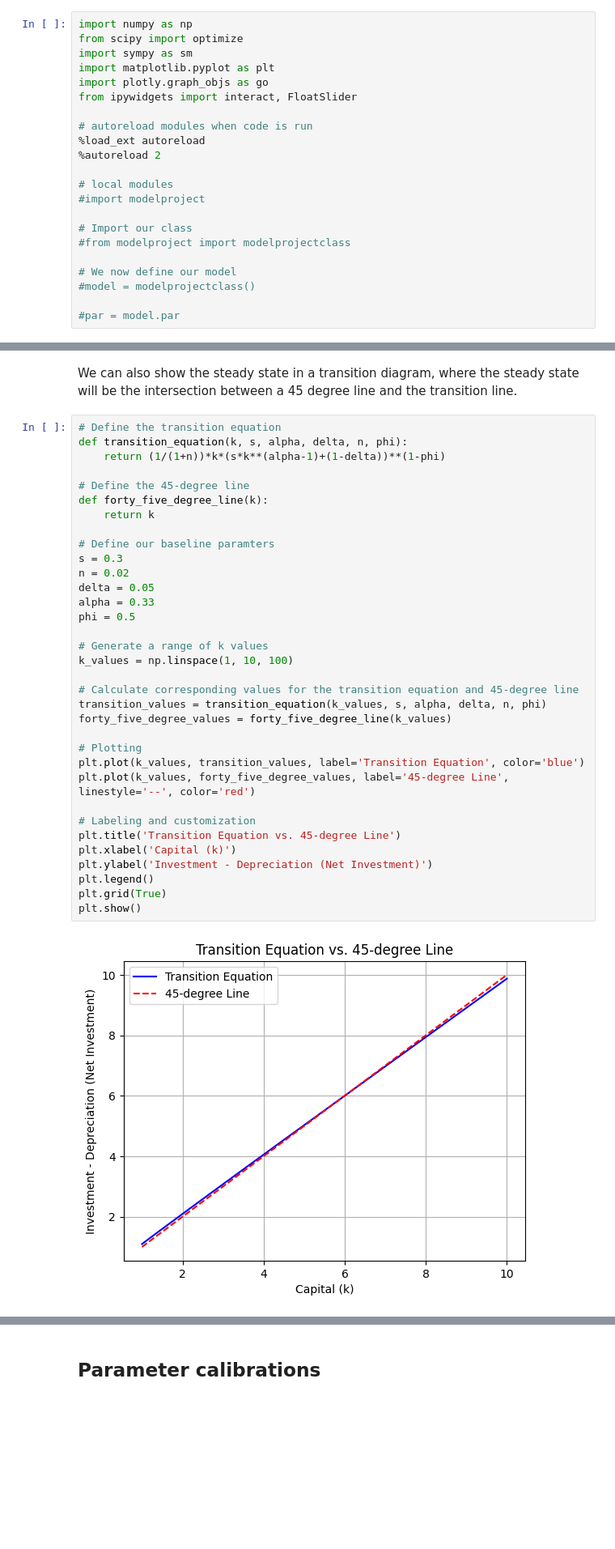
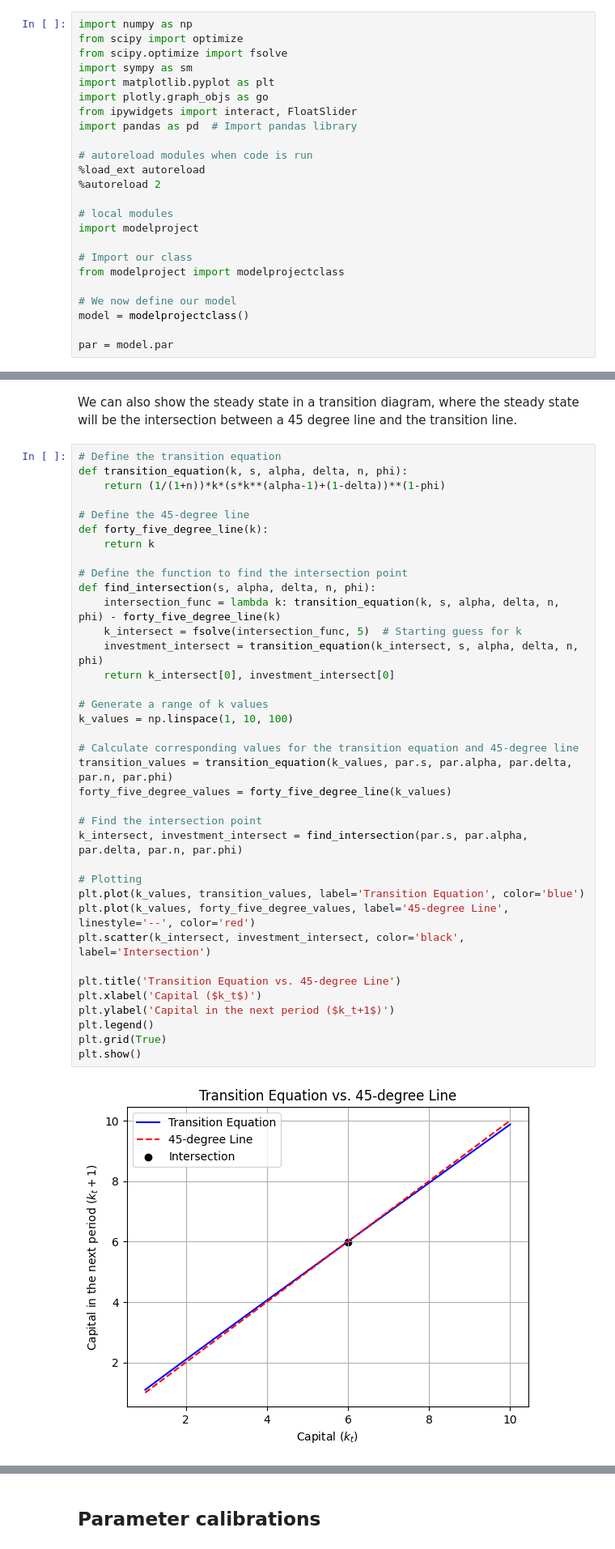
Before and after one commit to NumEconCopenhagen/projects-2024-simon-katrine, a Jupyter notebook: modelproject/modelproject.ipynb, the cells around one changed output, grey strips where cells are left out. Shown at 81% size. Saved outputs shown, nothing was run; the diff lists cells and outputs as text; blank space fills up the shorter version.

```diff
--- a/modelproject/modelproject.ipynb
+++ b/modelproject/modelproject.ipynb
@@ -5,25 +5,27 @@ Imports and set magics:
 # %%
 import numpy as np
 from scipy import optimize
+from scipy.optimize import fsolve
 import sympy as sm
 import matplotlib.pyplot as plt
 import plotly.graph_objs as go
 from ipywidgets import interact, FloatSlider
+import pandas as pd  # Import pandas library
 
 # autoreload modules when code is run
 %load_ext autoreload
 %autoreload 2
 
 # local modules
-#import modelproject
+import modelproject
 
 # Import our class
-#from modelproject import modelprojectclass
+from modelproject import modelprojectclass
 
 # We now define our model
-#model = modelprojectclass()
+model = modelprojectclass()
 
-#par = model.par
+par = model.par
 # %% [output]
 The autoreload extension is already loaded. To reload it, use:
   %reload_ext autoreload
@@ -109,37 +123,40 @@ We can also show the steady state in a transition diagram, where the steady stat
 # %%
 # Define the transition equation
 def transition_equation(k, s, alpha, delta, n, phi):
     return (1/(1+n))*k*(s*k**(alpha-1)+(1-delta))**(1-phi)
 
 # Define the 45-degree line
 def forty_five_degree_line(k):
     return k
 
-# Define our baseline paramters
-s = 0.3
-n = 0.02
-delta = 0.05
-alpha = 0.33
-phi = 0.5
+# Define the function to find the intersection point
+def find_intersection(s, alpha, delta, n, phi):
+    intersection_func = lambda k: transition_equation(k, s, alpha, delta, n, phi) - forty_five_degree_line(k)
+    k_intersect = fsolve(intersection_func, 5)  # Starting guess for k
+    investment_intersect = transition_equation(k_intersect, s, alpha, delta, n, phi)
+    return k_intersect[0], investment_intersect[0]
 
 # Generate a range of k values
 k_values = np.linspace(1, 10, 100)
 
 # Calculate corresponding values for the transition equation and 45-degree line
-transition_values = transition_equation(k_values, s, alpha, delta, n, phi)
+transition_values = transition_equation(k_values, par.s, par.alpha, par.delta, par.n, par.phi)
 forty_five_degree_values = forty_five_degree_line(k_values)
+
+# Find the intersection point
+k_intersect, investment_intersect = find_intersection(par.s, par.alpha, par.delta, par.n, par.phi)
 
 # Plotting
 plt.plot(k_values, transition_values, label='Transition Equation', color='blue')
 plt.plot(k_values, forty_five_degree_values, label='45-degree Line', linestyle='--', color='red')
+plt.scatter(k_intersect, investment_intersect, color='black', label='Intersection')
 
-# Labeling and customization
 plt.title('Transition Equation vs. 45-degree Line')
-plt.xlabel('Capital (k)')
-plt.ylabel('Investment - Depreciation (Net Investment)')
+plt.xlabel('Capital ($k_t$)')
+plt.ylabel('Capital in the next period ($k_t+1$)')
 plt.legend()
 plt.grid(True)
 plt.show()
 # %% [output]
-[figure, old version]
+[figure, new version]
 # %% [markdown]
```
Also changed, not shown: parts of 8 cells of this notebook, 3 other files.
